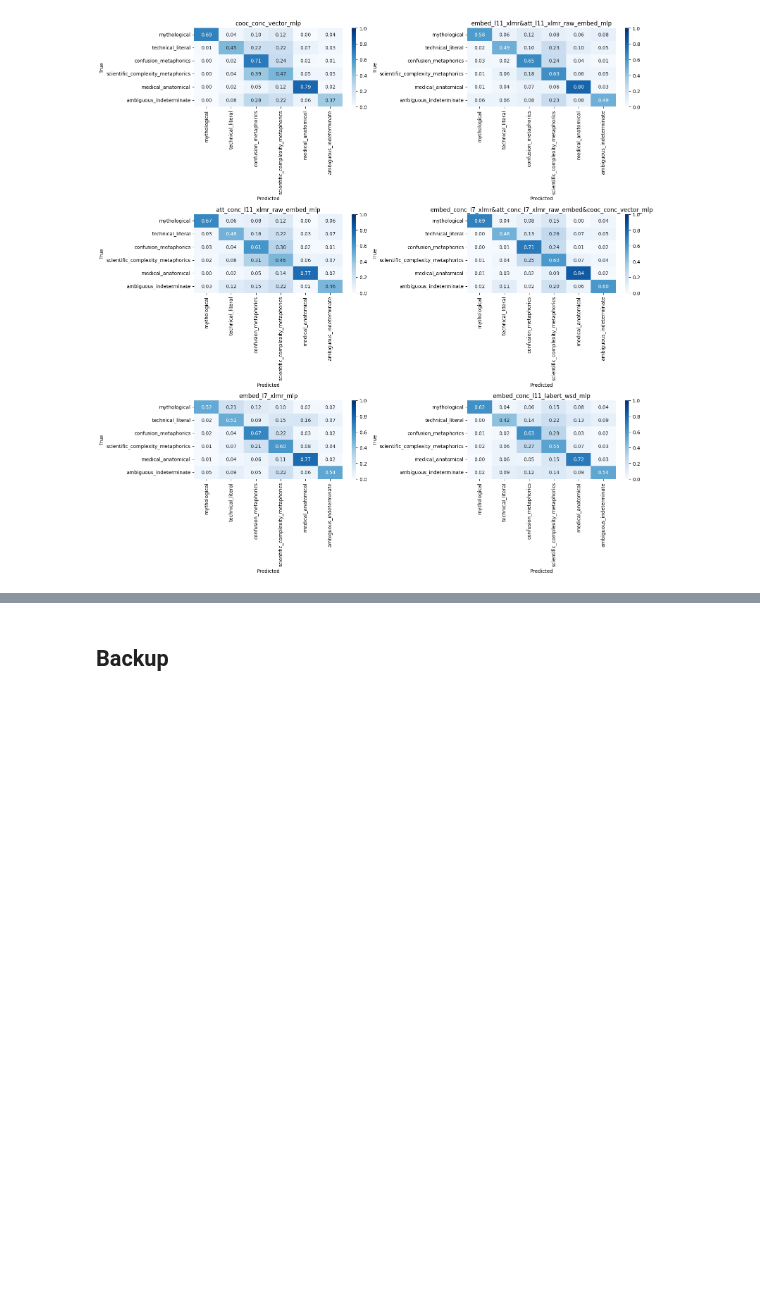
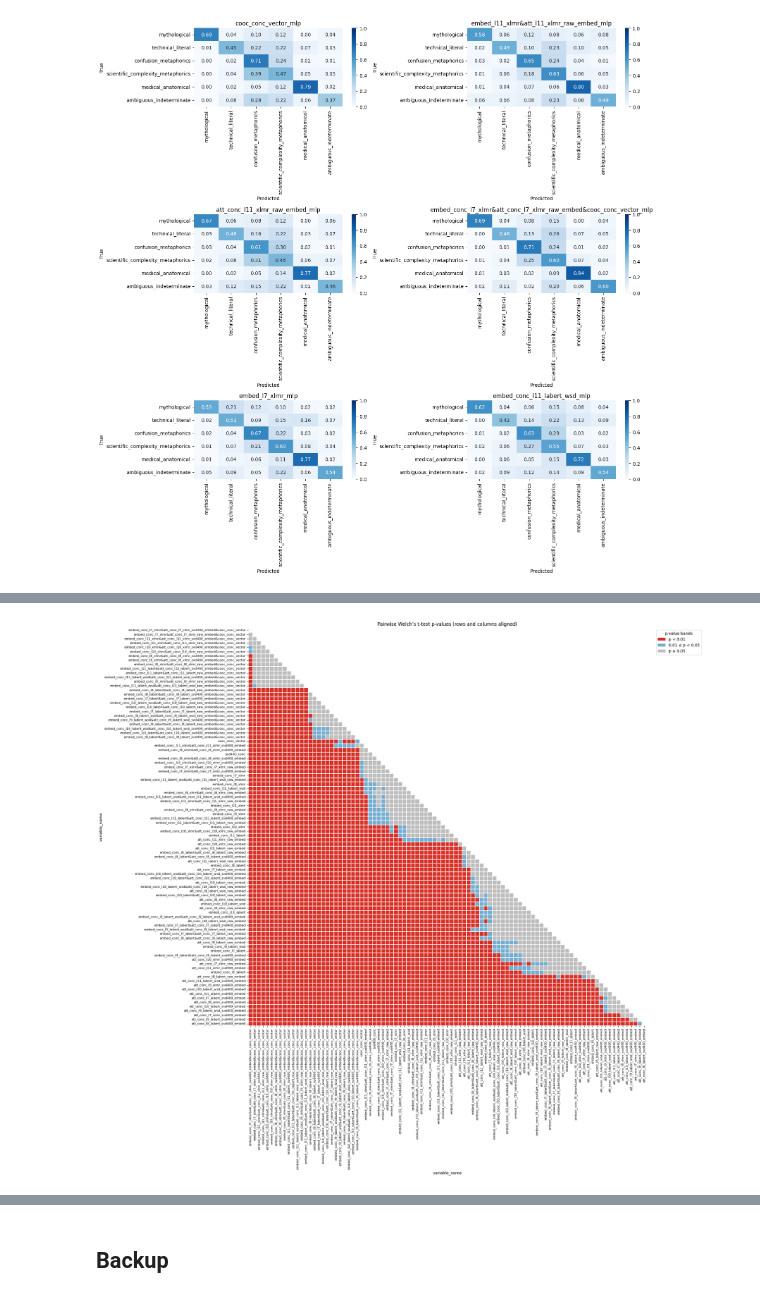
Before and after one commit to CCS-ZCU/labyrinth, a Jupyter notebook: scripts/6_labyrinth_classification-evaluations.ipynb, the cells around one changed output, grey strips where cells are left out. Cells and saved outputs as stored; diff of their text form; code cells hidden in the pictures; blank space fills up the shorter version.

```diff
--- a/scripts/6_labyrinth_classification-evaluations.ipynb
+++ b/scripts/6_labyrinth_classification-evaluations.ipynb
@@ -64,6 +67,8 @@ results_df["emb_type"].unique()
 array([nan, 'contextual', 'attention_raw', 'attention_svd',
        'concatenated_raw_attn', 'concatenated',
        'concatenated_raw+baseline'], dtype=object)
+# %%
+results_df["best_model_f1_std"] = results_df.apply(lambda row: row[row["best_model"] + "_f1_std"], axis=1)
 # %%
 results_df.sort_values("best_model_f1_performance", ascending=False).head(50)
 # %% [output]
@@ -377,0 +385,5 @@ fig.savefig("../figures/labyrinthus_confusion_matrix_best_models.png", dpi=300)
+# %%
+results_df.sort_values("best_model_f1_performance", ascending=False, inplace=True)
+# %%
+results_sent_df = results_df[results_df["context"]=="sentence"]
+results_conc_df = results_df[results_df["context"]=="concordance"]
@@ -377,0 +415,3 @@ fig.savefig("../figures/labyrinthus_confusion_matrix_best_models.png", dpi=300)
+# %%
+t_df_sent, p_df_sent = calc_t_mats(results_sent_df)
+t_df_conc, p_df_conc = calc_t_mats(results_conc_df)
@@ -377,0 +449,43 @@ fig.savefig("../figures/labyrinthus_confusion_matrix_best_models.png", dpi=300)
+# %%
+import numpy as np
+import seaborn as sns
+import matplotlib.pyplot as plt
+from matplotlib.colors import ListedColormap, BoundaryNorm
+from matplotlib.patches import Patch
+
+# 1) Align columns to the current row order (use the matrix's own order)
+P = p_df_conc.loc[p_df_conc.index, p_df_conc.index]
+
+# 2) Discrete 3-band colors
+bounds = [0, 0.01, 0.05, 1.0]
+colors = ['#D73027', '#74ADD1', '#BDBDBD']    # red, light blue, grey
+cmap = ListedColormap(colors)
+norm = BoundaryNorm(bounds, ncolors=len(colors), clip=True)
+
+# 3) Show only the lower triangle (diagonal Top-Left → Bottom-Right)
+mask = np.triu(np.ones_like(P, dtype=bool))
+
+fig = plt.figure(figsize=(30, 20))
+ax = sns.heatmap(
+    P,
+    cmap=cmap, norm=norm, mask=mask,
+    square=True, linewidths=0.3, linecolor='white',
+    cbar=False
+)
+
+ax.set_title("Pairwise Welch’s t-test p-values (rows and columns aligned)")
+ax.set_xlabel("variable_name"); ax.set_ylabel("variable_name")
+ax.tick_params(axis='x', labelrotation=90, labelsize=8)
+ax.tick_params(axis='y', labelsize=8)
+
+handles = [
+    Patch(facecolor=colors[0], label="p < 0.01"),
+    Patch(facecolor=colors[1], label="0.01 ≤ p < 0.05"),
+    Patch(facecolor=colors[2], label="p ≥ 0.05"),
+]
+ax.legend(handles=handles, title="p-value bands",
+          bbox_to_anchor=(1.02, 1), loc="upper left")
+
+plt.tight_layout(); plt.show()
+# %% [output]
+[figure, added]
```
Also changed, not shown: parts of 8 cells of this notebook, 7 other files.
